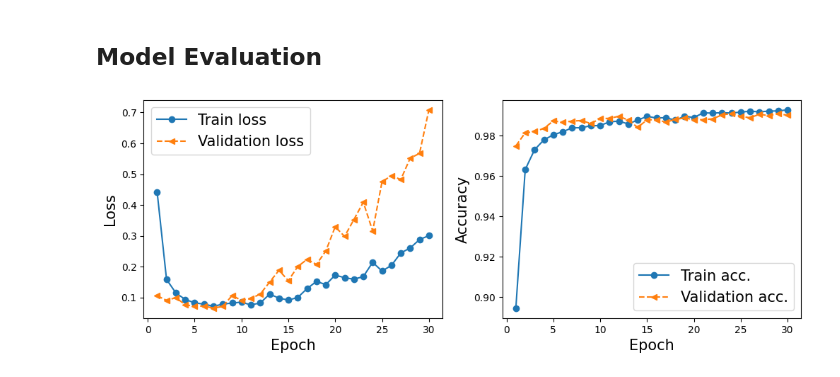
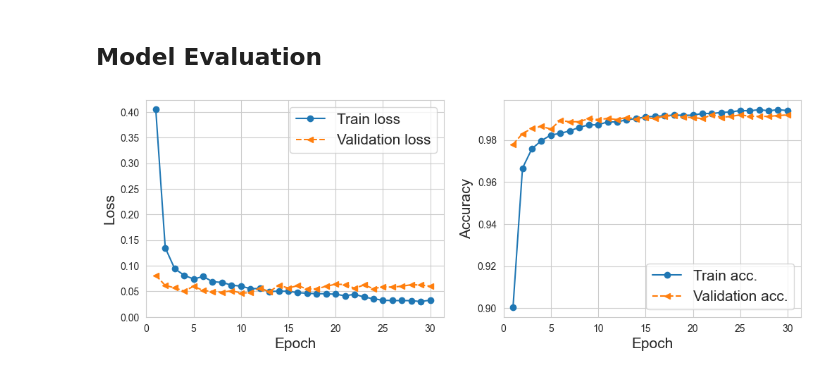
Before and after one commit to anchorelement/mnist-cnn, a Jupyter notebook: mnist_cnn_2.ipynb, the cells around one changed output. Cells and saved outputs as stored; diff of their text form; code cells hidden in the pictures.

Commit message:
add lr schedule and more dropout layers

```diff
--- a/mnist_cnn_2.ipynb
+++ b/mnist_cnn_2.ipynb
@@ -4,10 +4,21 @@
 ## Setup and Exploratory Data Analysis
 # %%
 import tensorflow as tf
-import keras
+from tensorflow.config import list_physical_devices
+from tensorflow.config.experimental import get_device_details
+# import keras
+from keras.utils import set_random_seed
+from keras.models import Sequential
+from keras.layers import Dense, Dropout, Flatten, Conv2D, MaxPool2D
+from keras.optimizers import Adam
+from keras.optimizers.schedules import ExponentialDecay
+from keras.callbacks import ReduceLROnPlateau, EarlyStopping
+from keras.datasets import mnist
+
 import numpy as np
 import matplotlib.pyplot as plt
 import seaborn as sns
+sns.set_style("whitegrid")
 # %% [markdown]
 Let's see if we can have any GPUs we can use with this model.
 # %%
@@ -33,7 +44,7 @@ BATCH_SIZE = 64
 # %% [markdown]
 Load and split the data into train, test and validation sets.
 # %%
-(X_train_full, y_train_full), (X_test, y_test) = tf.keras.datasets.mnist.load_data()
+(X_train_full, y_train_full), (X_test, y_test) = mnist.load_data()
 # %%
 X_train_full.shape, y_train_full.shape, X_test.shape, y_test.shape
 # %% [output]
@@ -84,12 +90,0 @@ model.add(keras.layers.MaxPool2D(pool_size=(2, 2), name="pool_2"))
-# %%
-model.add(keras.layers.Flatten())
-model.add(keras.layers.Dense(
-    units=128, name="fc_1",
-    activation="relu"))
-
-model.add(keras.layers.Dropout(
-    rate=0.5))
-
-model.add(keras.layers.Dense(
-    units=10, name="fc_2",
-    activation="softmax"))
@@ -132,7 +118,9 @@ Model: "sequential"
 # %% [markdown]
 You can select the appropriate processor below:
 # %%
-model.compile(optimizer="adam",
+lr_schedule = ExponentialDecay(initial_learning_rate=1e-3, decay_steps=1000, decay_rate=0.9, staircase=True)
+optimizer = Adam(learning_rate=lr_schedule)
+model.compile(optimizer=optimizer,
               loss="sparse_categorical_crossentropy",
               metrics=["accuracy"])
 with tf.device("GPU: 0"):
@@ -162,24 +148,27 @@ Epoch 30/30
 # %%
 hist = history.history
 x_arr = np.arange(len(hist['loss'])) + 1
 
 fig = plt.figure(figsize=(12, 4))
 ax = fig.add_subplot(1, 2, 1)
 ax.plot(x_arr, hist['loss'], '-o', label='Train loss')
 ax.plot(x_arr, hist['val_loss'], '--<', label='Validation loss')
+ax.set_xlim(0)
 ax.set_xlabel('Epoch', size=15)
+ax.set_ylim(0)
 ax.set_ylabel('Loss', size=15)
 ax.legend(fontsize=15)
 ax = fig.add_subplot(1, 2, 2)
 ax.plot(x_arr, hist['accuracy'], '-o', label='Train acc.')
 ax.plot(x_arr, hist['val_accuracy'], '--<', label='Validation acc.')
 ax.legend(fontsize=15)
+ax.set_xlim(0)
 ax.set_xlabel('Epoch', size=15)
 ax.set_ylabel('Accuracy', size=15)
 
 plt.show()
 # %% [output]
-[figure, old version]
+[figure, new version]
 # %%
 test_results = model.evaluate(X_test, y_test)
 print(f"Test loss: {test_results[0]:.4f}, test acc: {test_results[1]:.4f}")
```
Also changed, not shown: parts of 7 cells of this notebook.
